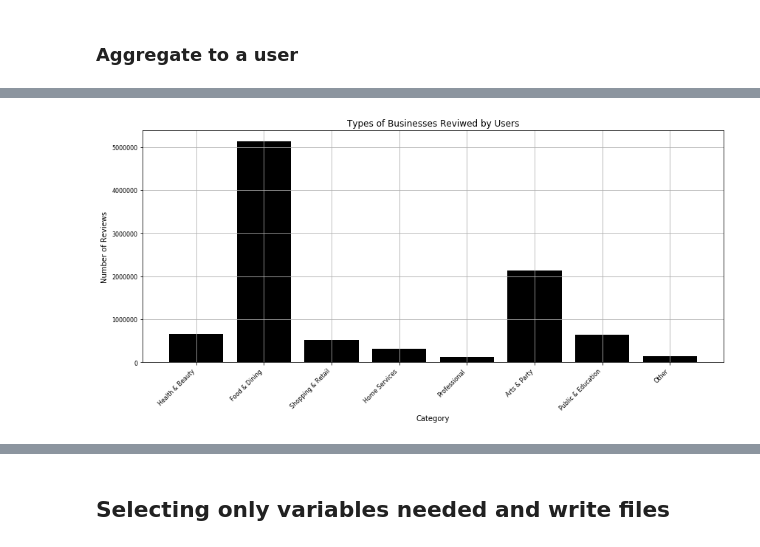
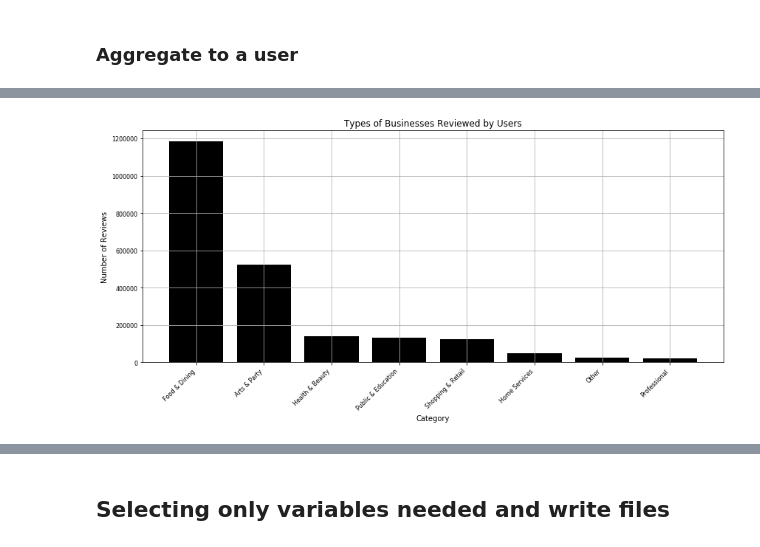
Before and after one commit to aquagz5/Social_Networking_Project, a Jupyter notebook: Feature-Engineering.ipynb, the cells around one changed output, grey strips where cells are left out. Drawn from its saved outputs; the diff is of its cells as text; code cells hidden in the pictures.

```diff
--- a/Feature-Engineering.ipynb
+++ b/Feature-Engineering.ipynb
@@ -20,6 +16,7 @@ user = user.select("user_id", "friends", size("friends").alias("friend_count"))
+# %%
+user = user.withColumn("friend_count", size(col("friends")))
 # %%
 #Add to this to remove more users and subset graph data
-user = user.filter((col('friend_count') >= 128))
-user = user.select("user_id", "friends").cache()
+user = user.filter((col('friend_count') >= 128)).cache()
 # %%
 user.count()
@@ -290,8 +297,8 @@ general_categories = {
 }
 # %%
 #take business sample
-# df = business.limit(5)
-# df.toPandas()
+df = business.limit(5)
+df.toPandas()
 # %% [output]
 |  | business_id | name | address | city | state | postal_code | latitude | longitude | stars | ... |
 | 0 | Pns2l4eNsfO8kk83dixA6A | Abby Rappoport, LAC, CMQ | 1616 Chapala St, Ste 2 | Santa Barbara | CA | 93101 | 34.426678 | -119.711197 | 5.0 | ... |
@@ -314,6 +321,6 @@ def belongs_to_general_category(specific_categories, general_category_list):
 
 belongs_to_general_category_udf = udf(belongs_to_general_category, IntegerType())
 
-# for general_category, specific_categories in general_categories.items():
-#     df = df.withColumn(general_category, belongs_to_general_category_udf(df['categories'], F.array([F.lit(c) for c in specific_categories])))
+for general_category, specific_categories in general_categories.items():
+    df = df.withColumn(general_category, belongs_to_general_category_udf(df['categories'], F.array([F.lit(c) for c in specific_categories])))
 # %%
@@ -427,36 +441,39 @@ display(categories_sums)
 # %%
 # Define the shortened and professionally ready versions of the categories
 category_labels = [
+    'Food & Dining',
+    'Arts & Party',
     'Health & Beauty',
-    'Food & Dining',
+    'Public & Education',
     'Shopping & Retail',
     'Home Services',
-    'Professional',
-    'Arts & Party',
-    'Public & Education',
-    'Other'
+    'Other',
+    'Professional'
 ]
+
+# Sort the DataFrame by decreasing values
+categories_sums_sorted = categories_sums.sort_values(by='value', ascending=False)
 
 # Create a bar plot
 plt.figure(figsize=(12, 6))
-bars = plt.bar(range(len(categories_sums)), categories_sums['value'], color='black')
+bars = plt.bar(range(len(categories_sums_sorted)), categories_sums_sorted['value'], color='black')
 plt.xlabel('Category')
 plt.ylabel('Number of Reviews')
-plt.title('Types of Businesses Reviwed by Users')
+plt.title('Types of Businesses Reviewed by Users')
 plt.grid(True)
 
 # Set the tick labels to the shortened and professionally ready versions
-plt.xticks(range(len(categories_sums)), category_labels, rotation=45, ha='right', fontsize=8)
+plt.xticks(range(len(categories_sums_sorted)), category_labels, rotation=45, ha='right', fontsize=8)
 
 # Adjust fontsize for y-axis labels
 plt.yticks(fontsize=8)
 
 # Show the plot
 plt.tight_layout()
 plt.savefig("Social_Networking_Project/Images/Categories.png")
 plt.show()
 # %% [output]
-[figure, old version]
+[figure, new version]
 # %%
 user.printSchema()
 # %% [output]
```
Also changed, not shown: parts of 27 cells of this notebook, 7 other files.
